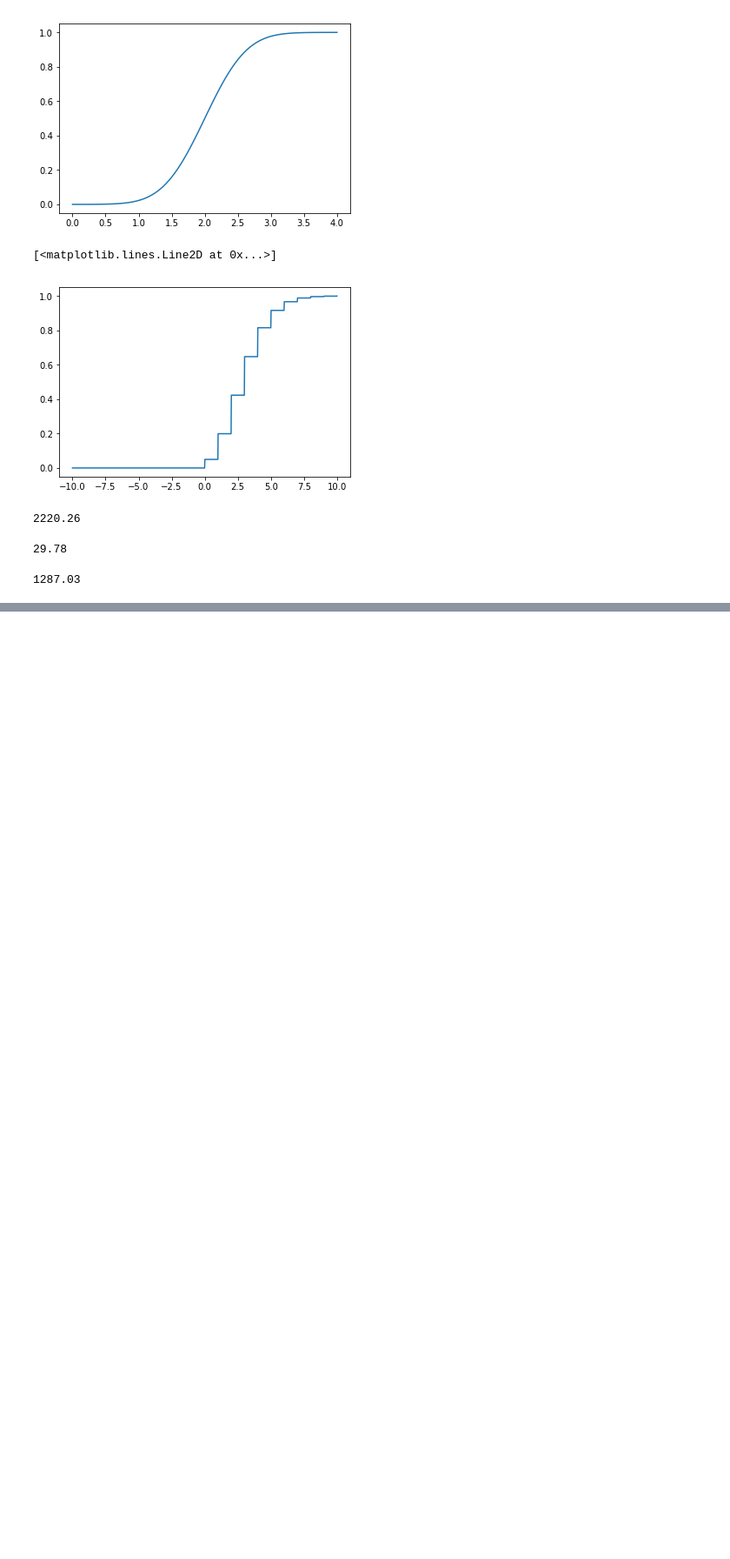
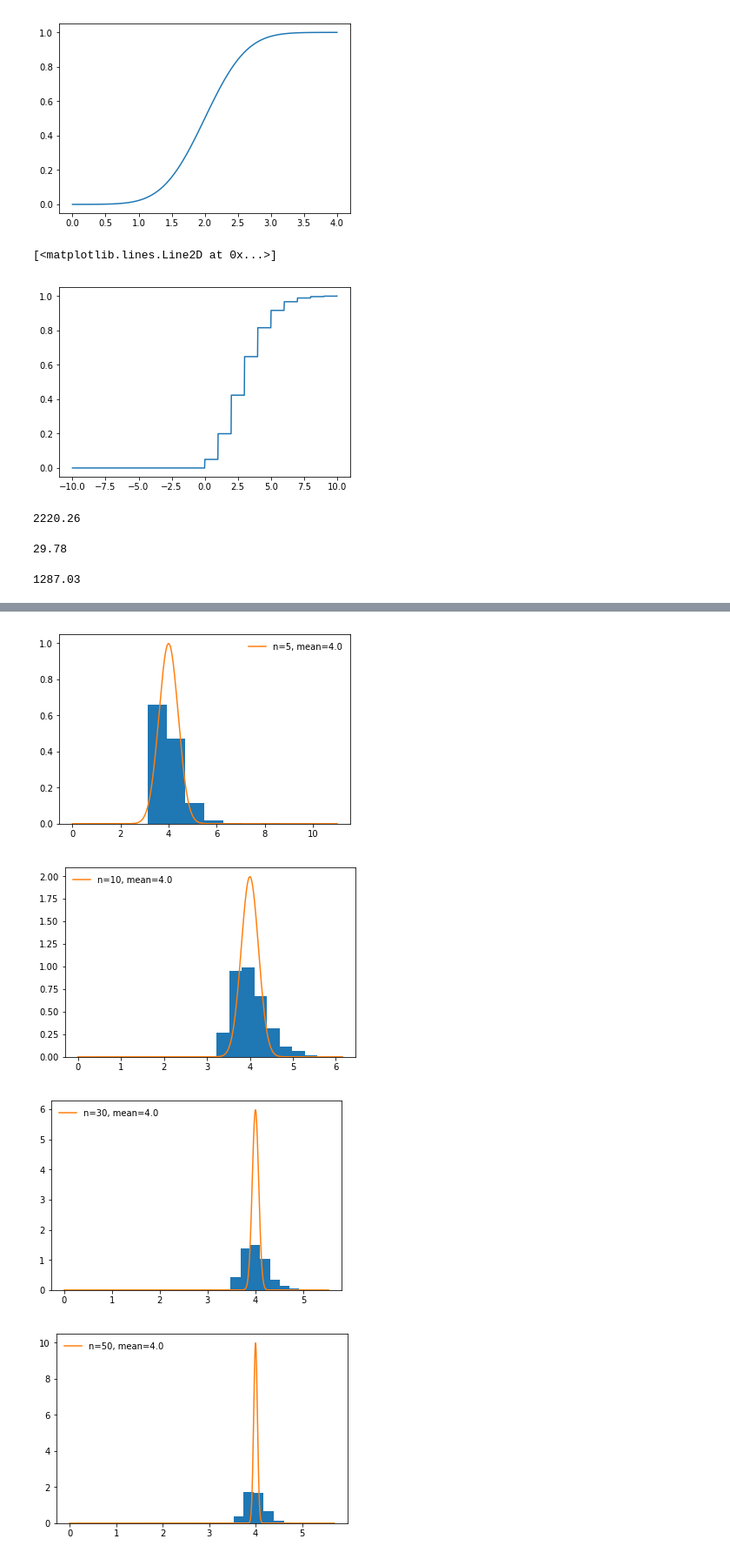
Before and after one commit to roman-urum/math-and-python, a Jupyter notebook: w4.ipynb, the cells around one changed output, grey strips where cells are left out. Shown at 87% size. Saved outputs shown, nothing was run; the diff lists cells and outputs as text; code cells hidden in the pictures; blank space fills up the shorter version.

```diff
--- a/w4.ipynb
+++ b/w4.ipynb
@@ -74,0 +73,18 @@ print pareto_rv.ppf(0.99)
+# %%
+for n in [5, 10, 30, 50]:
+    m=[]
+    for i in range(0, 1000):
+        mean=pareto_rv.rvs(n).mean()
+        m.append(mean)
+    fig = plt.figure()
+    ax = fig.add_subplot(1, 1, 1)
+    ax.hist(m, normed=True)
+    norm_rv = sts.norm(pareto_rv.mean(), pareto_rv.var()/n)
+    x = np.linspace(0, max(m), 1000)
+    ax.plot(x, norm_rv.pdf(x), label='n='+str(n)+', mean='+str(round(pareto_rv.mean(), 2)))
+    ax.legend(loc='best', frameon=False)
+# %% [output]
+[figure, added]
+[figure, added]
+[figure, added]
+[figure, added]
```
Also changed, not shown: parts of 1 cell of this notebook.
